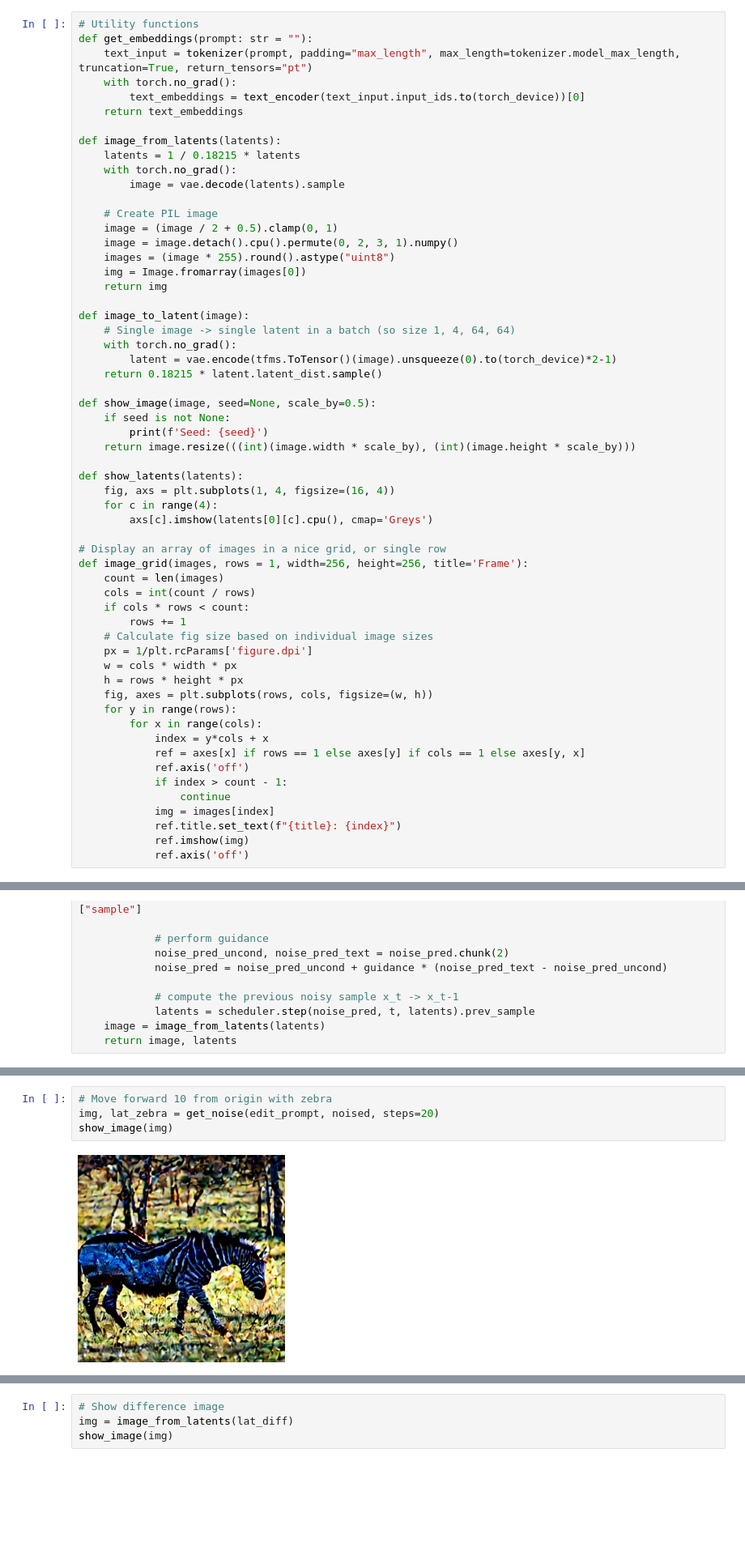
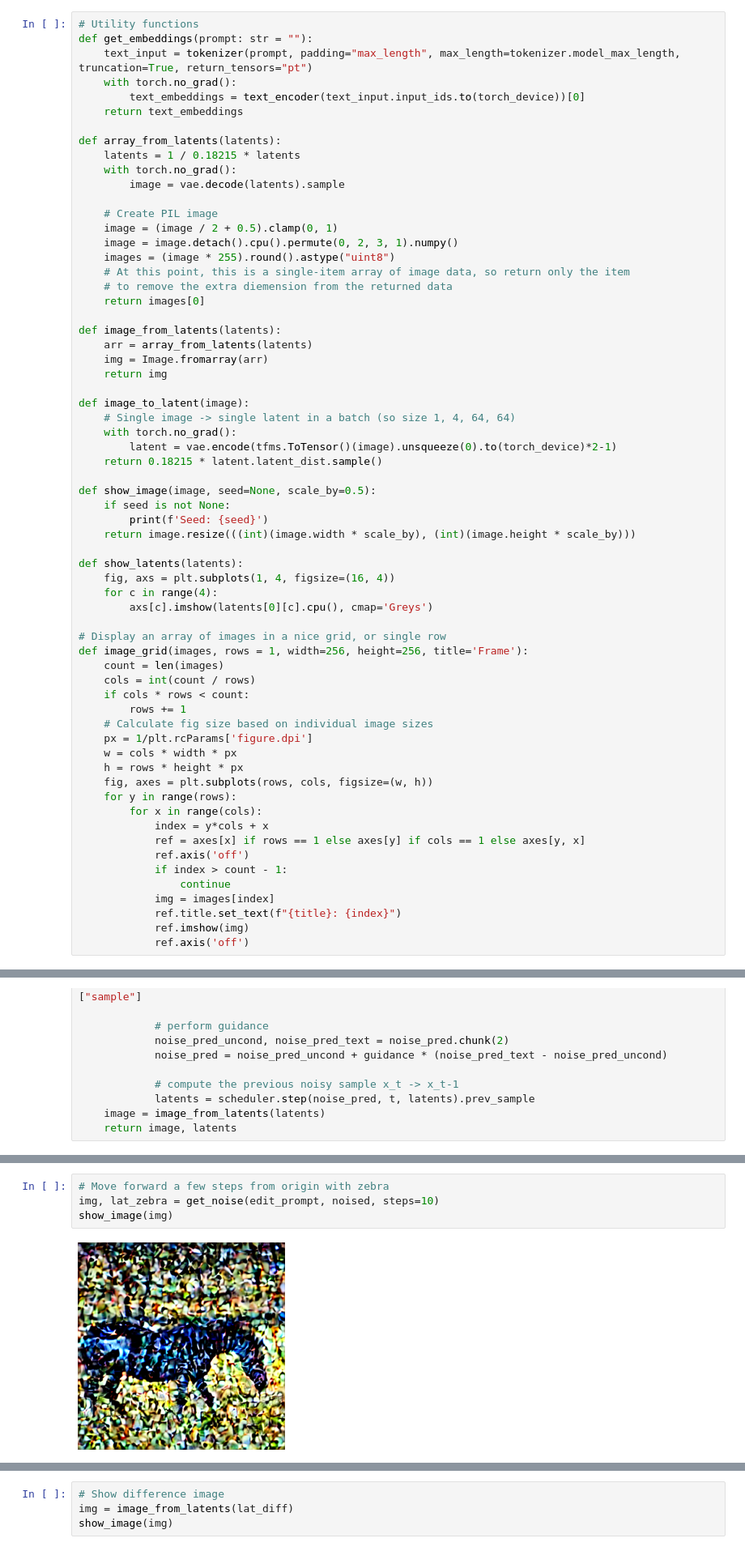
Before and after one commit to FahimF/fai-exp, a Jupyter notebook: diff_edit.ipynb, the cells around one changed output, grey strips where cells are left out. Shown at 81% size. Drawn from its saved outputs; the diff is of its cells as text; blank space fills up the shorter version.

```diff
--- a/diff_edit.ipynb
+++ b/diff_edit.ipynb
@@ -60,7 +62,7 @@ def get_embeddings(prompt: str = ""):
         text_embeddings = text_encoder(text_input.input_ids.to(torch_device))[0]
     return text_embeddings
 
-def image_from_latents(latents):
+def array_from_latents(latents):
     latents = 1 / 0.18215 * latents
     with torch.no_grad():
         image = vae.decode(latents).sample
@@ -69,7 +71,13 @@ def image_from_latents(latents):
     image = (image / 2 + 0.5).clamp(0, 1)
     image = image.detach().cpu().permute(0, 2, 3, 1).numpy()
     images = (image * 255).round().astype("uint8")
-    img = Image.fromarray(images[0])
+    # At this point, this is a single-item array of image data, so return only the item
+    # to remove the extra diemension from the returned data
+    return images[0]
+
+def image_from_latents(latents):
+    arr = array_from_latents(latents)
+    img = Image.fromarray(arr)
     return img
 
 def image_to_latent(image):
@@ -247,6 +256,6 @@ show_image(img)
 # %%
-# Move forward 10 from origin with zebra
-img, lat_zebra = get_noise(edit_prompt, noised, steps=20)
+# Move forward a few steps from origin with zebra
+img, lat_zebra = get_noise(edit_prompt, noised, steps=10)
 show_image(img)
 # %% [output]
-[figure, old version]
+[figure, new version]
```
Also changed, not shown: parts of 27 cells of this notebook.
